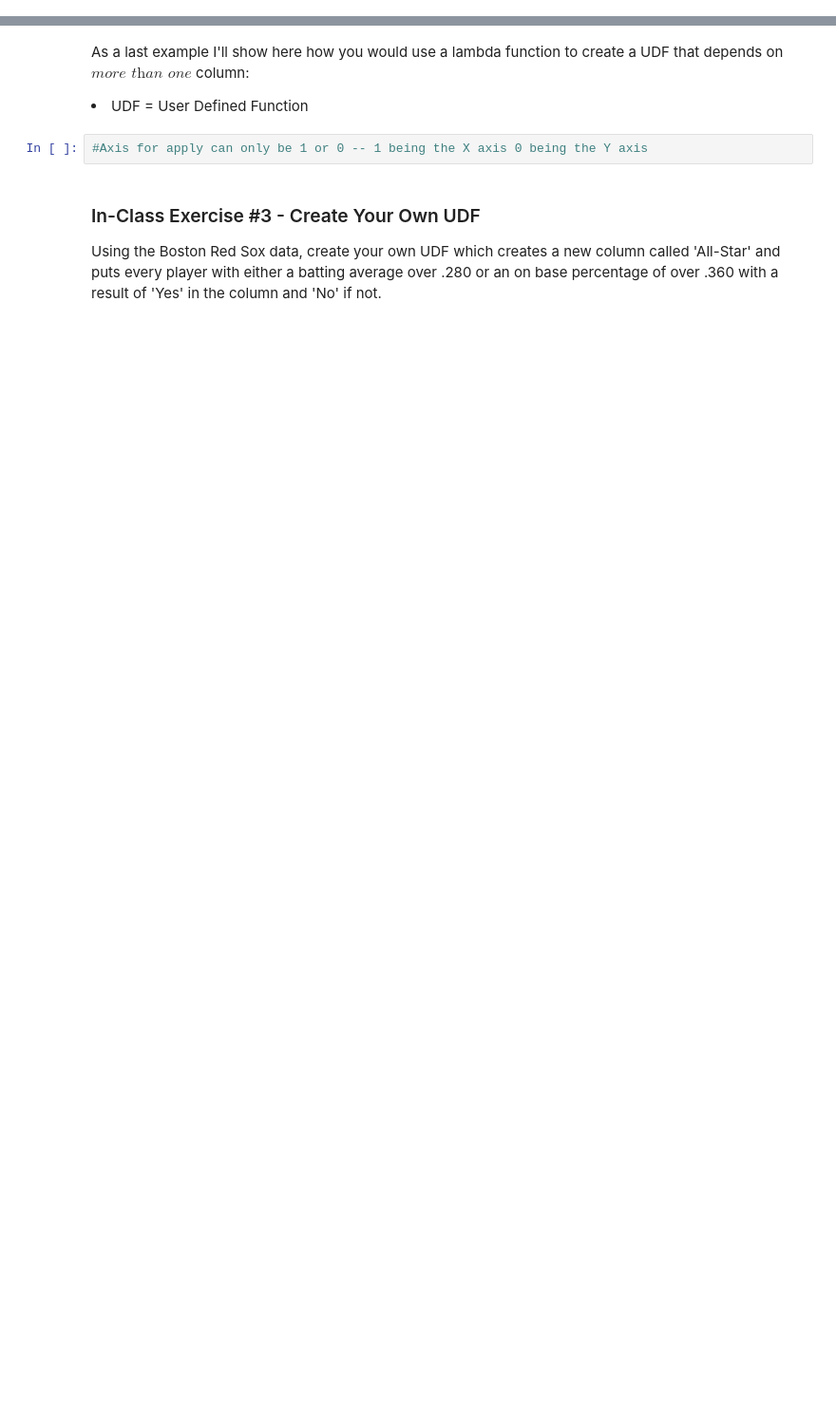
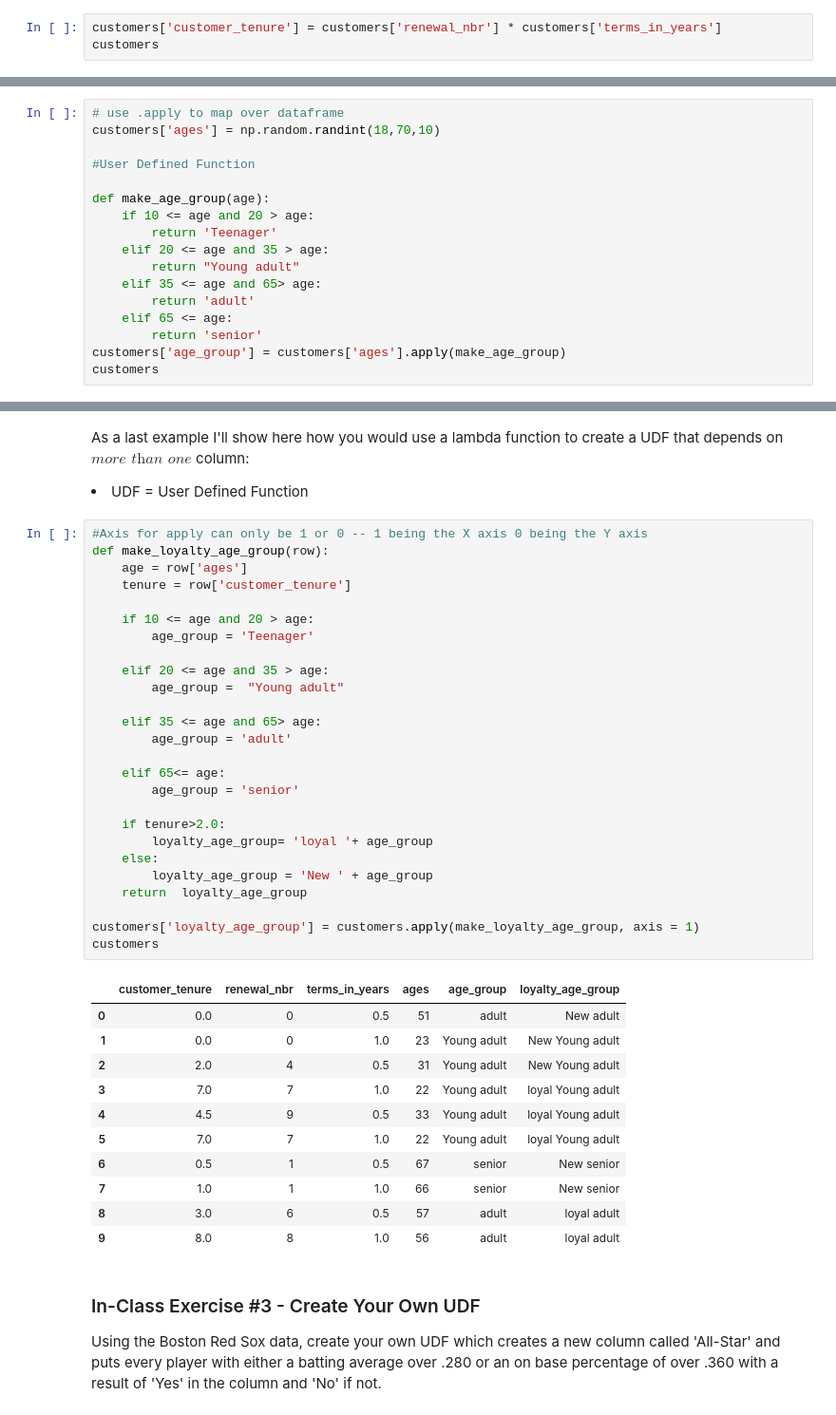
Before and after one commit to celestebarrios/Data_Science_Day_2_Pandas, a Jupyter notebook: Data_Science_Day_2_Pandas-Lecture-Updated.ipynb, the cells around one changed output, grey strips where cells are left out. Shown: that part at 95% size. Drawn from its saved outputs; the diff is of its cells as text; blank space fills up the shorter version.

```diff
--- a/Data_Science_Day_2_Pandas-Lecture-Updated.ipynb
+++ b/Data_Science_Day_2_Pandas-Lecture-Updated.ipynb
@@ -459,2 +457,5 @@ customers
 # %% [markdown]
 ##### Generating a New Column w/Data
+# %%
+customers['customer_tenure'] = customers['renewal_nbr'] * customers['terms_in_years']
+customers
@@ -466,0 +478,17 @@ customers
+# %%
+# use .apply to map over dataframe
+customers['ages'] = np.random.randint(18,70,10)
+
+#User Defined Function
+
+def make_age_group(age):
+    if 10 <= age and 20 > age:
+        return 'Teenager'
+    elif 20 <= age and 35 > age:
+        return "Young adult"
+    elif 35 <= age and 65> age:
+        return 'adult'
+    elif 65 <= age:
+        return 'senior'
+customers['age_group'] = customers['ages'].apply(make_age_group)
+customers
@@ -468,8 +508,44 @@ customers
 <p>As a last example I'll show here how you would use a lambda function to create a UDF that depends on $\textit{more than one}$ column:</p>
 
 <li>UDF = User Defined Function</li>
-# %%
-#Axis for apply can only be 1 or 0 -- 1 being the X axis 0 being the Y axis
+# %%
+#Axis for apply can only be 1 or 0 -- 1 being the X axis 0 being the Y axis
+def make_loyalty_age_group(row):
+    age = row['ages']
+    tenure = row['customer_tenure']
+
+    if 10 <= age and 20 > age:
+        age_group = 'Teenager'
+
+    elif 20 <= age and 35 > age:
+        age_group =  "Young adult"
+
+    elif 35 <= age and 65> age:
+        age_group = 'adult'
+
+    elif 65<= age:
+        age_group = 'senior'
+
+    if tenure>2.0:
+        loyalty_age_group= 'loyal '+ age_group
+    else:
+        loyalty_age_group = 'New ' + age_group
+    return  loyalty_age_group
+
+customers['loyalty_age_group'] = customers.apply(make_loyalty_age_group, axis = 1)
+customers
+# %% [output]
+|  | customer_tenure | renewal_nbr | terms_in_years | ages | age_group | loyalty_age_group |
+| 0 | 0.0 | 0 | 0.5 | 51 | adult | New adult |
+| 1 | 0.0 | 0 | 1.0 | 23 | Young adult | New Young adult |
+| 2 | 2.0 | 4 | 0.5 | 31 | Young adult | New Young adult |
+| 3 | 7.0 | 7 | 1.0 | 22 | Young adult | loyal Young adult |
+| 4 | 4.5 | 9 | 0.5 | 33 | Young adult | loyal Young adult |
+| 5 | 7.0 | 7 | 1.0 | 22 | Young adult | loyal Young adult |
+| 6 | 0.5 | 1 | 0.5 | 67 | senior | New senior |
+| 7 | 1.0 | 1 | 1.0 | 66 | senior | New senior |
+| 8 | 3.0 | 6 | 0.5 | 57 | adult | loyal adult |
+| 9 | 8.0 | 8 | 1.0 | 56 | adult | loyal adult |
 # %% [markdown]
 ### In-Class Exercise #3 - Create Your Own UDF <br>
 <p>Using the Boston Red Sox data, create your own UDF which creates a new column called 'All-Star' and puts every player with either a batting average over .280 or an on base percentage of over .360 with a result of 'Yes' in the column and 'No' if not.</p>
```
Also changed, not shown: parts of 30 cells of this notebook.
